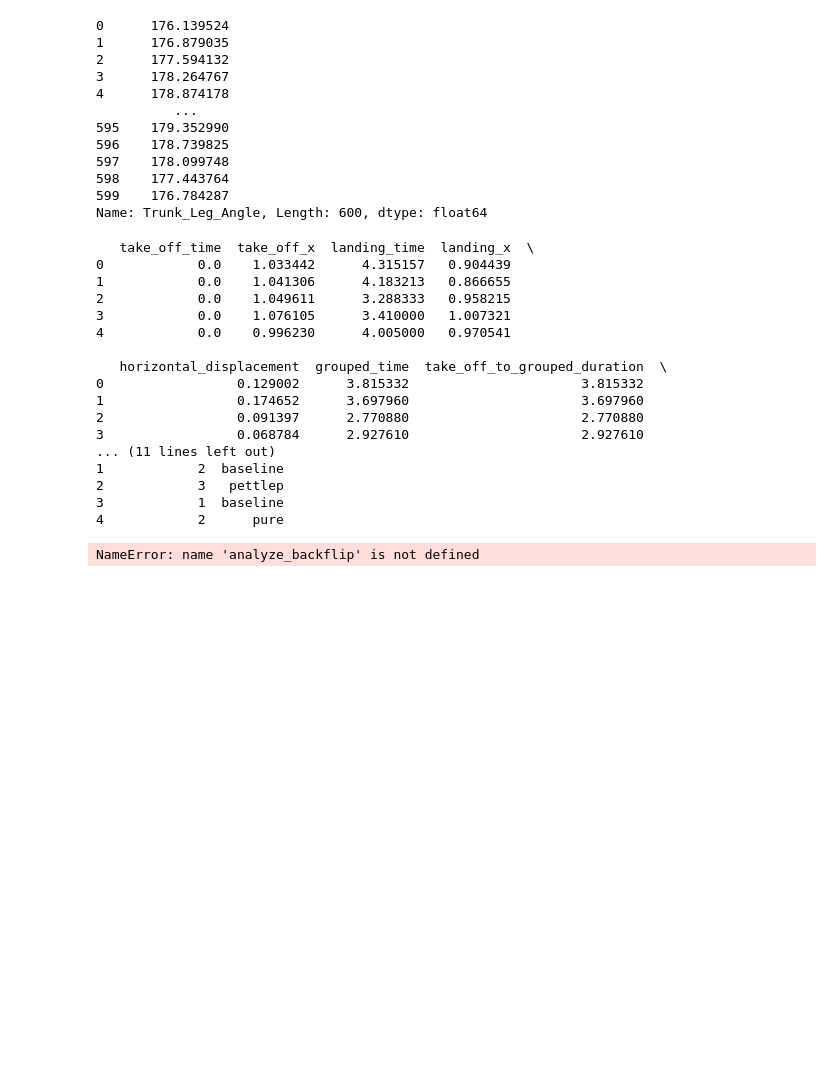
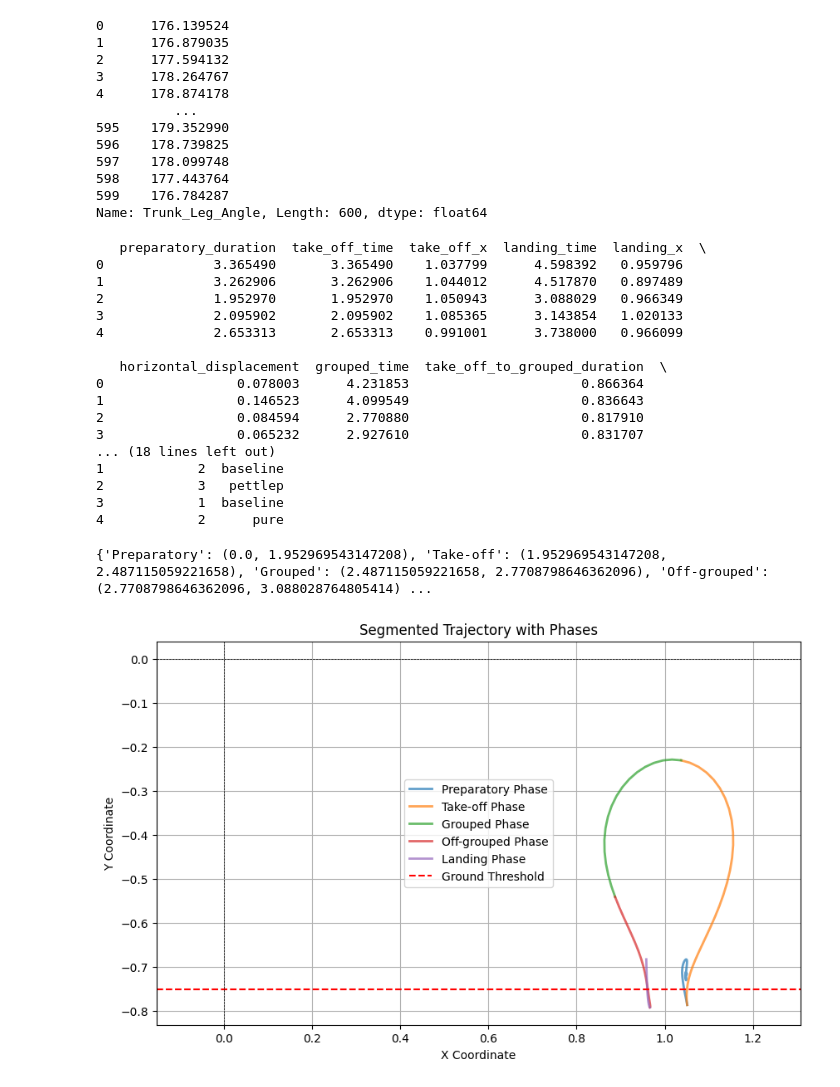
Before and after one commit to Niels-Engedal/GymTracker, a Jupyter notebook: Scripts/analysis_notebook.ipynb, the cells around one changed output. Cells and saved outputs as stored; diff of their text form; code cells hidden in the pictures; blank space fills up the shorter version.

```diff
--- a/Scripts/analysis_notebook.ipynb
+++ b/Scripts/analysis_notebook.ipynb
@@ -581,27 +521,27 @@ merged_df['Trunk_Leg_Angle'][0:600]
 599    176.784287
 Name: Trunk_Leg_Angle, Length: 600, dtype: float64
 # %%
-from analyse_backflip_sections import analyze_all_videos
+from analyse_backflip_sections import analyze_all_videos, analyze_backflip
 
 
-results_df = analyze_all_videos(merged_df, ground_y_threshold)
+results_df = analyze_all_videos(merged_df, peak_alpha=0.025)
 
 # Display the results
 print(results_df)
 # %% [output]
-   take_off_time  take_off_x  landing_time  landing_x  \
-0            0.0    1.033442      4.315157   0.904439
-1            0.0    1.041306      4.183213   0.866655
-2            0.0    1.049611      3.288333   0.958215
-3            0.0    1.076105      3.410000   1.007321
-4            0.0    0.996230      4.005000   0.970541
+   preparatory_duration  take_off_time  take_off_x  landing_time  landing_x  \
+0              3.365490       3.365490    1.037799      4.598392   0.959796
+1              3.262906       3.262906    1.044012      4.517870   0.897489
+2              1.952970       1.952970    1.050943      3.088029   0.966349
+3              2.095902       2.095902    1.085365      3.143854   1.020133
+4              2.653313       2.653313    0.991001      3.738000   0.966099
 
    horizontal_displacement  grouped_time  take_off_to_grouped_duration  \
-0                 0.129002      3.815332                      3.815332
-1                 0.174652      3.697960                      3.697960
-2                 0.091397      2.770880                      2.770880
-3                 0.068784      2.927610                      2.927610
-... (11 lines left out)
+0                 0.078003      4.231853                      0.866364
+1                 0.146523      4.099549                      0.836643
+2                 0.084594      2.770880                      0.817910
+3                 0.065232      2.927610                      0.831707
+... (18 lines left out)
 1            2  baseline
 2            3   pettlep
 3            1  baseline
@@ -609,26 +549,25 @@ print(results_df)
 # %%
 import matplotlib.pyplot as plt
 
 from plotting_functions import plot_segmented_joint_trajectory
 
-# example
+# Example usage
 video_df = merged_df[
-    (merged_df["participant_id"] == "1") & (merged_df["condition"] == "pettlep")
+    (merged_df["participant_id"] == "1") & (merged_df["video_number"] == "3")
 ]
-phase_metrics = analyze_backflip(video_df, ground_y_threshold)
+phase_metrics = analyze_backflip(video_df, peak_alpha=0.025)
 
-# Create a dictionary with phase time intervals
-phase_intervals = {
-    "Take-off": (phase_metrics["take_off_time"], phase_metrics["grouped_time"]),
-    "Grouped": (phase_metrics["grouped_time"], phase_metrics["landing_time"]),
-}
+phase_intervals = phase_metrics["phase_intervals"]
+
+print(phase_intervals)
 
 plot_segmented_joint_trajectory(
     df=video_df,
-    joint_name=joint_to_plot,
+    joint_name="RAnkle",
     ground_y_threshold=ground_y_threshold,
-    phase_data=phase_intervals,
-    title=f"Segmented Trajectory of {joint_to_plot} with Phases and ground threshold: {ground_y_threshold}",
+    phase_intervals=phase_metrics["phase_intervals"],
+    title="Segmented Trajectory with Phases",
 )
 # %% [output]
-NameError: name 'analyze_backflip' is not defined
+{'Preparatory': (0.0, 1.952969543147208), 'Take-off': (1.952969543147208, 2.487115059221658), 'Grouped': (2.487115059221658, 2.7708798646362096), 'Off-grouped': (2.7708798646362096, 3.088028764805414) ...
+[figure, added]
```
Also changed, not shown: parts of 14 cells of this notebook, 5 other files.
